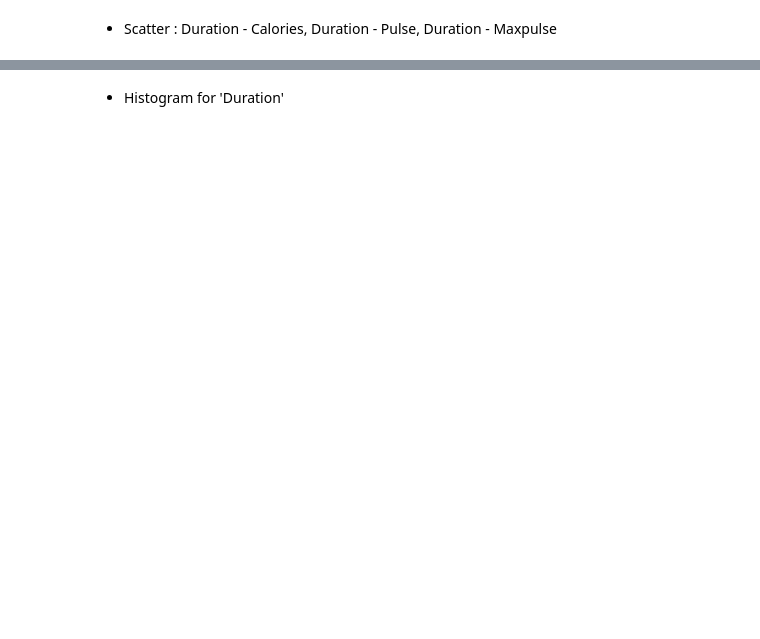
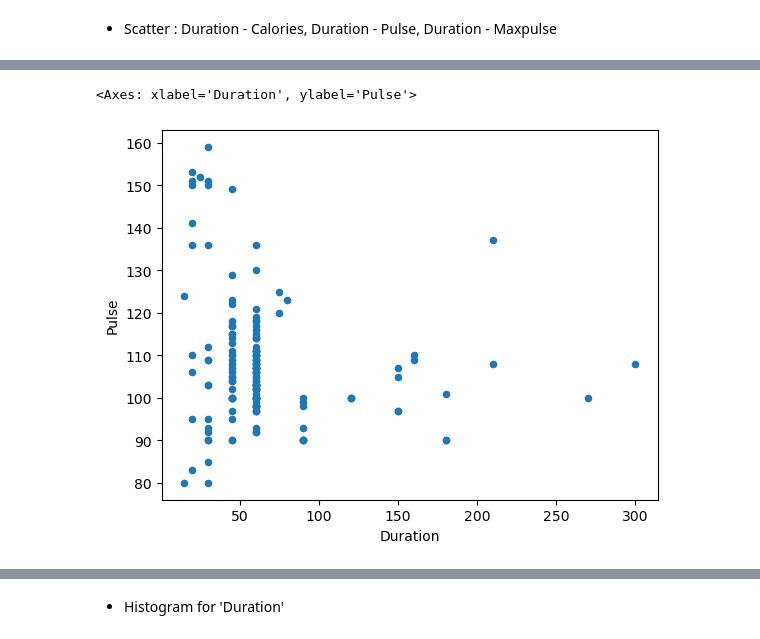
Before and after one commit to water4360/Basic-Python, a Jupyter notebook: DA_Lib/da_practice_2023-08-29/Day2_실습_2_데이터 분석 기초.ipynb, the cells around one changed output, grey strips where cells are left out. Saved outputs shown, nothing was run; the diff lists cells and outputs as text; code cells hidden in the pictures; blank space fills up the shorter version.

```diff
--- a/DA_Lib/da_practice_2023-08-29/Day2_실습_2_데이터 분석 기초.ipynb
+++ b/DA_Lib/da_practice_2023-08-29/Day2_실습_2_데이터 분석 기초.ipynb
@@ -100,0 +300,5 @@ data = {
+# %%
+df_data.plot(kind='scatter', x='Duration', y='Pulse')
+# %% [output]
+<Axes: xlabel='Duration', ylabel='Pulse'>
+[figure, added]
```
Also changed, not shown: parts of 37 cells of this notebook.
